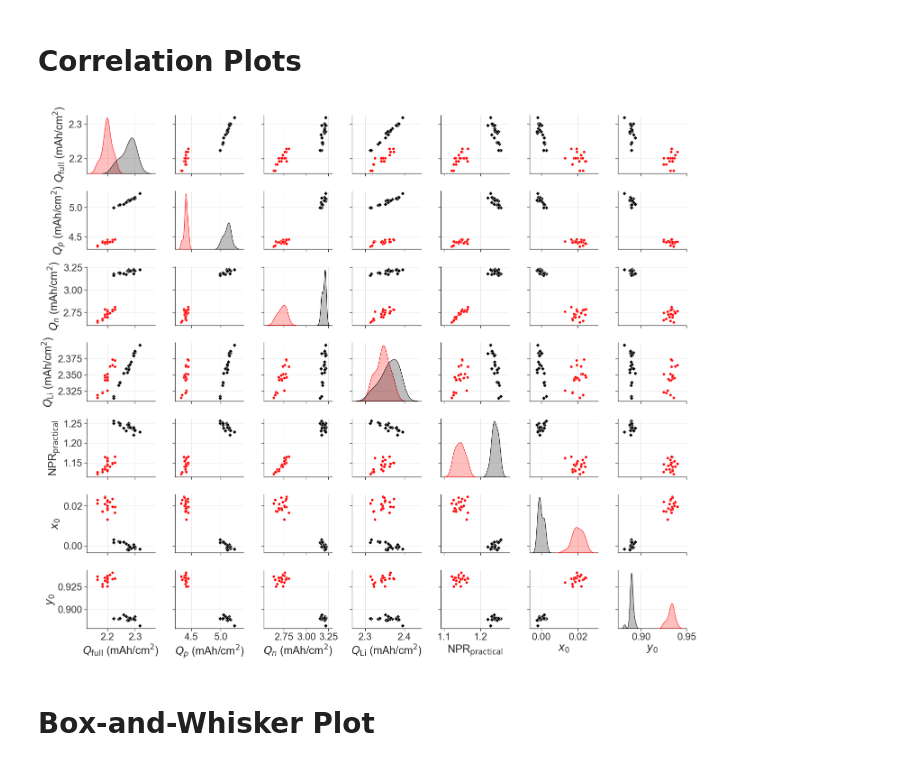
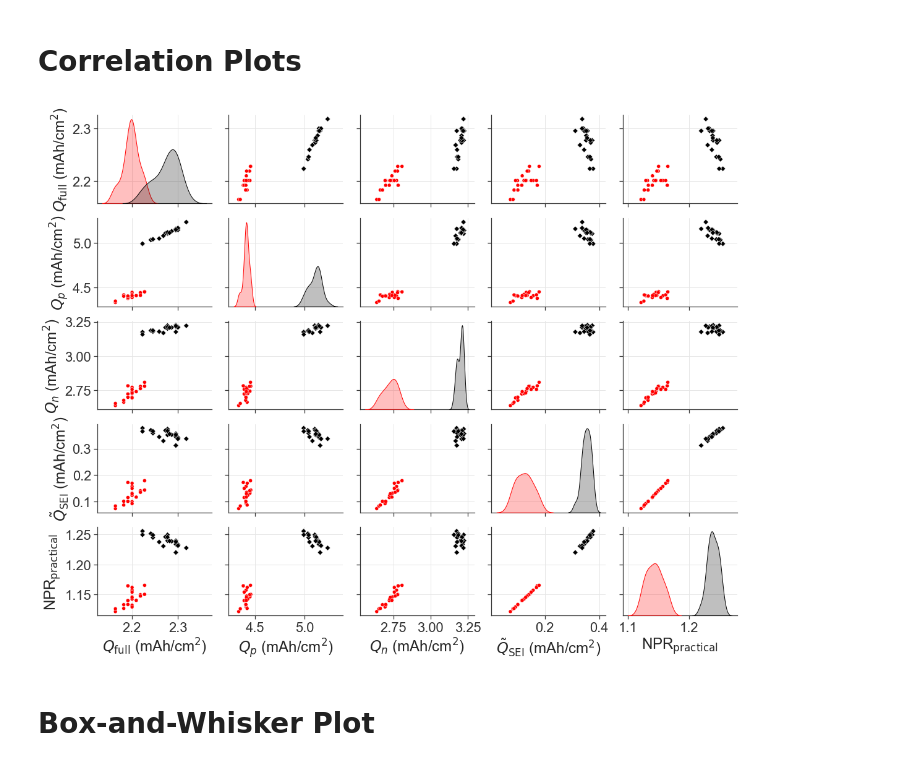
Before and after one commit to wengandrew/fast-formation, a Jupyter notebook: notebooks/2022_09_20_fig_correlations_manufacturing.ipynb, the cells around one changed output. Drawn from its saved outputs; the diff is of its cells as text; code cells hidden in the pictures.

```diff
--- a/notebooks/2022_09_20_fig_correlations_manufacturing.ipynb
+++ b/notebooks/2022_09_20_fig_correlations_manufacturing.ipynb
@@ -101,6 +101,13 @@ df['Cnnorm_full'] = df['Cnnorm'] / df['frac_neg_stoic_utilization']
 df['Clinorm'] = df['Cli'] * 1000 / df['pos_area_cm2']
 df['Group'] = ''
 
+# Calculate the capacity lost to SEI
+# q(x) = Qn(x - x0)
+# q(y) = Qp(y0 - y)
+# Q_SEI = q(x=1) - q(y=0)
+
+df['Qsei'] = df['Cn']*(1 - df['x0']) - df['Cp']*df['y0']
+df['Qseinorm'] = df['Qsei'] * 1000 / df['pos_area_cm2']
 
 # Downselect the data for plotting
 df = df[df['Source'].isin(['Mohtat2021 (RT)', 'Weng2021 (RT)'])]
@@ -144,10 +151,8 @@ sns.set(font='Arial',
 vars_to_plot = ['Qfullnorm',
                 'Cpnorm_full',
                 'Cnnorm_full',
-                'Clinorm',
-                'npr',
-                'x0',
-                'y0']
+                'Qseinorm',
+                'npr']
 
 # Generate the plot
 g = sns.pairplot(df, vars=vars_to_plot,
@@ -158,34 +163,35 @@ g = sns.pairplot(df, vars=vars_to_plot,
 
 # Prettify axis labels
 replacements = {'Qfullnorm': r'$Q_{\mathrm{full}}$ (mAh/cm$^2$)',
                 'Cpnorm_full': r'$Q_p$ (mAh/cm$^2$)',
                 'Cnnorm_full': r'$Q_n$ (mAh/cm$^2$)',
+                'Qseinorm': r'$\tilde{Q}_{\mathrm{SEI}}$ (mAh/cm$^2$)',
                 'Clinorm': r'$Q_{\mathrm{Li}}$ (mAh/cm$^2$)',
                 'npr': 'NPR$_{\mathrm{practical}}$',
                 'x0' : '$x_0$',
                 'y0' : '$y_0$'}
 
 g._legend.remove()
 
 for i in range(len(vars_to_plot)):
     for j in range(len(vars_to_plot)):
         try:
             xlabel = g.axes[i][j].get_xlabel()
         except:
             xlabel = ''
         try:
             ylabel = g.axes[i][j].get_ylabel()
         except:
             ylabel = ''
 
         if xlabel in replacements.keys():
             g.axes[i][j].set_xlabel(replacements[xlabel])
         if ylabel in replacements.keys():
             g.axes[i][j].set_ylabel(replacements[ylabel])
 
 g.fig.savefig(f'{output_path}/fig_correlations_manufacturing.png', dpi=300)
 # %% [output]
-[figure, old version]
+[figure, new version]
 # %% [markdown]
 # Box-and-Whisker Plot
 # %%
```
